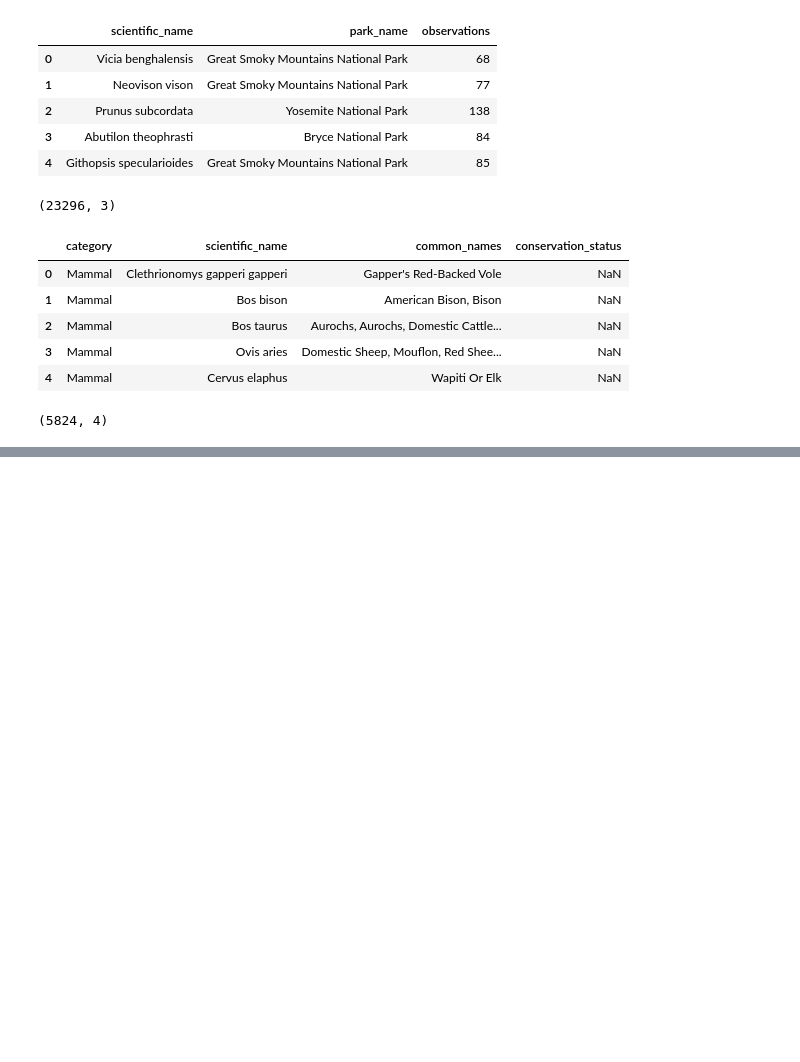
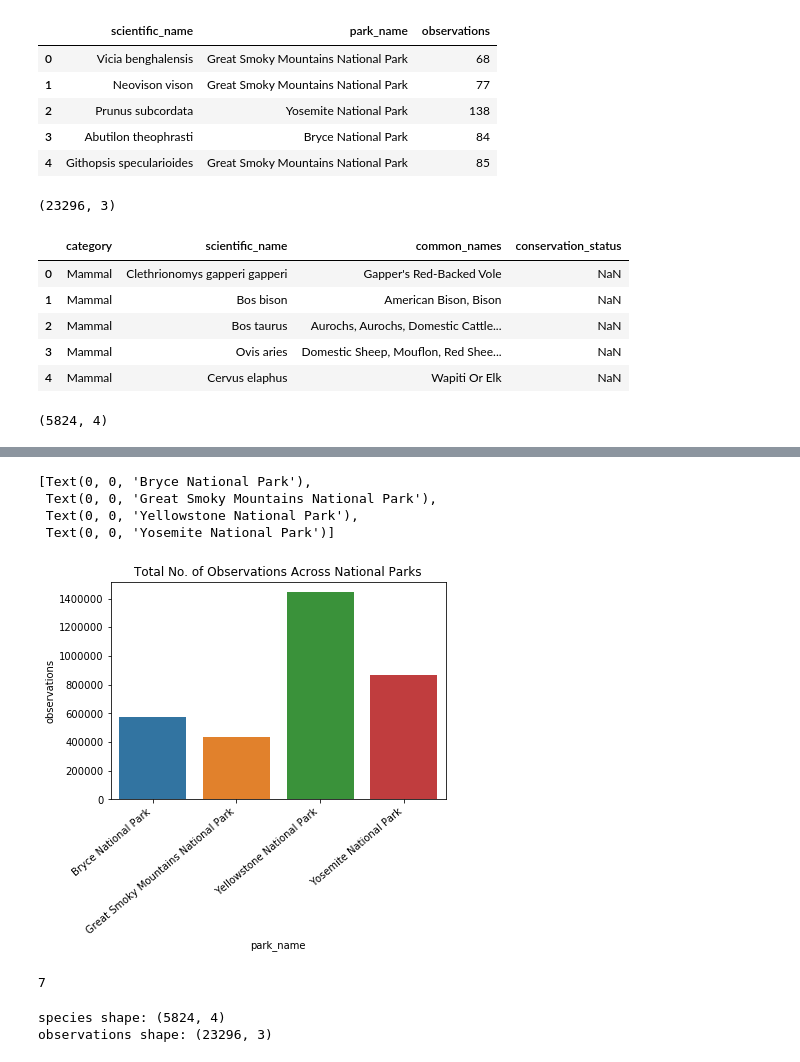
Before and after one commit to jamietsadler/biodiversity, a Jupyter notebook: biodiversity.ipynb, the cells around one changed output, grey strips where cells are left out. Cells and saved outputs as stored; diff of their text form; code cells hidden in the pictures; blank space fills up the shorter version.

```diff
--- a/biodiversity.ipynb
+++ b/biodiversity.ipynb
@@ -35,0 +42,3 @@ species.shape
+# %%
+oberservations_park = observations.groupby("park_name").sum().reset_index()
+oberservations_park.head()
@@ -35,0 +51,20 @@ species.shape
+# %%
+ax = sns.barplot(data=oberservations_park, x="park_name", y="observations")
+plt.title("Total No. of Observations Across National Parks")
+ax.set_xticklabels(ax.get_xticklabels(), rotation=40, ha="right")
+# %% [output]
+[Text(0, 0, 'Bryce National Park'),
+ Text(0, 0, 'Great Smoky Mountains National Park'),
+ Text(0, 0, 'Yellowstone National Park'),
+ Text(0, 0, 'Yosemite National Park')]
+[figure, added]
+# %%
+species.category.nunique()
+# %% [output]
+7
+# %%
+print(f"species shape: {species.shape}")
+print(f"observations shape: {observations.shape}")
+# %% [output]
+species shape: (5824, 4)
+observations shape: (23296, 3)
```
Also changed, not shown: parts of 17 cells of this notebook.
